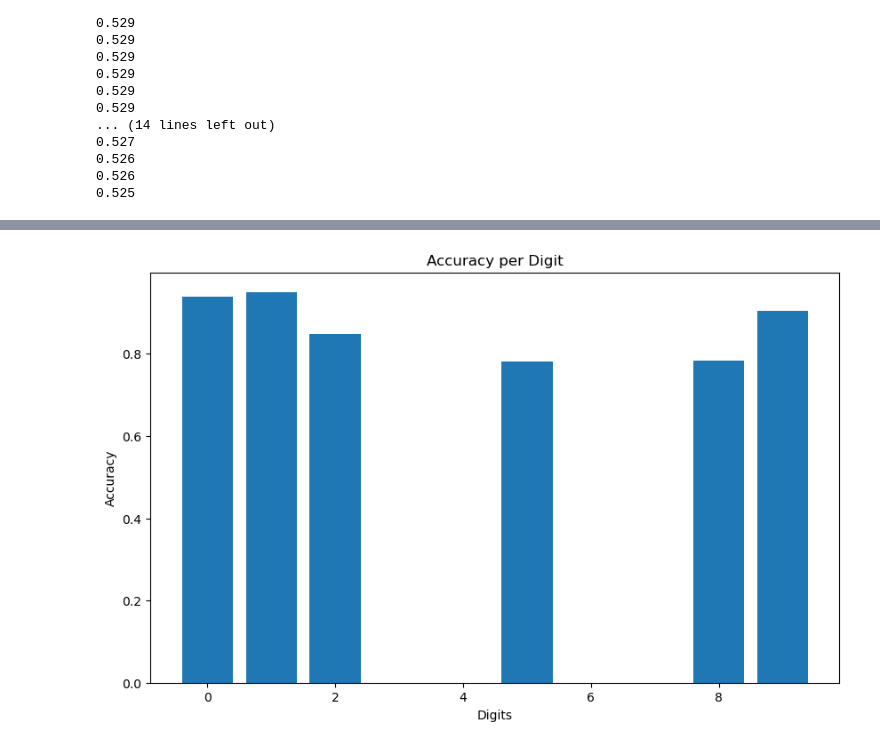
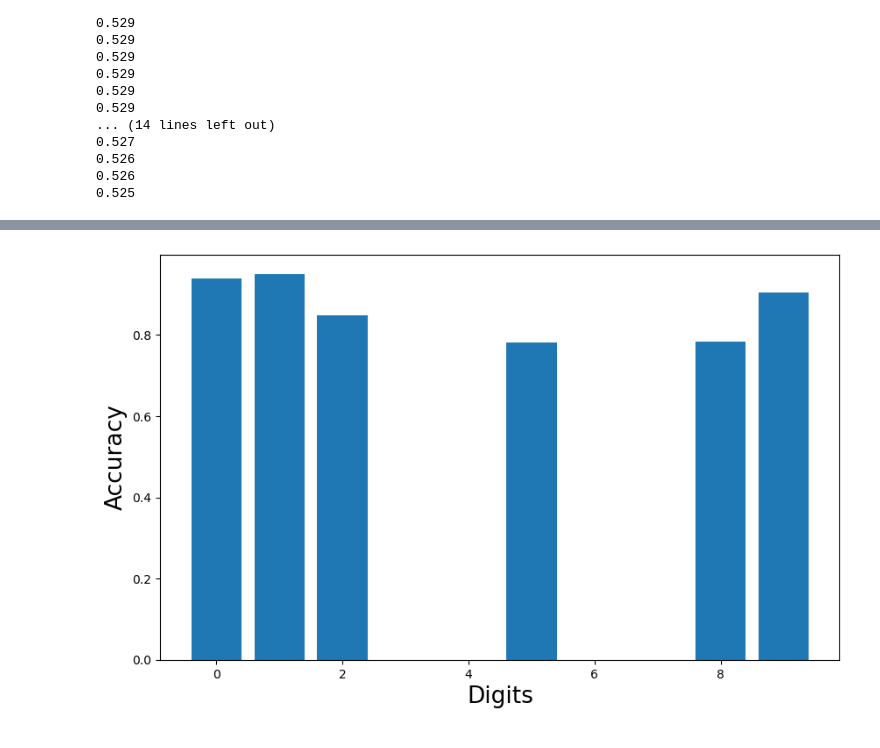
Before and after one commit to HannesThurnherr/Bachelor_Thesis, a Jupyter notebook: Local run alalysis.ipynb, the cells around one changed output, grey strips where cells are left out. Cells and saved outputs as stored; diff of their text form; code cells hidden in the pictures.

```diff
--- a/Local run alalysis.ipynb
+++ b/Local run alalysis.ipynb
@@ -18,3 +17,9 @@ networks = pickle.load(f)
 print("networks loaded")
 # %% [output]
 networks loaded
+# %%
+lnn = True
+try:
+    print(len(networks[0][1].weights))
+except:
+    lnn = False
@@ -56,7 +63,10 @@ def evaluate_performance(population, x, y):
     performances = []
     print("evaluating performances", end="")
     for net in population:
-        predictions = net.predict(x)[0]
+        if(lnn):
+            predictions = net.predict(x)[0]
+        else:
+            predictions = net.predict(x,6)[0]
         correct_count = len(x) - (np.sum(np.abs(y - predictions)) / 2)
         performances.append((correct_count / len(x), net))
         print("|", end="")
@@ -92,7 +102,11 @@ for i in networks:
 0.525
 # %%
 net = networks[0][1]
-predicted_ohe, raw_outputs = net.predict(x_train)
+predicted_ohe, raw_outputs = 1,2
+if(lnn):
+    predicted_ohe, raw_outputs = net.predict(x_train)
+else:
+    predicted_ohe, raw_outputs = net.predict(x_train,6)
 # %%
 
 
@@ -137,15 +151,14 @@ plt.show()
 # %%
 accuracy_per_digit = {}
 for digit in range(10):
     correct_preds = np.sum((train_y == digit) & (predicted_labels == digit))
     total_preds = np.sum(train_y == digit)
     accuracy_per_digit[digit] = correct_preds / total_preds if total_preds > 0 else 0
 plt.figure(figsize=(10, 6))
 plt.bar(accuracy_per_digit.keys(), accuracy_per_digit.values())
-plt.xlabel('Digits')
-plt.ylabel('Accuracy')
-plt.title('Accuracy per Digit')
+plt.xlabel('Digits',fontsize=19)
+plt.ylabel('Accuracy',fontsize=19)
 plt.savefig("generated_pdf_plots/lnn_analysis_4/accuracy_per_digit.pdf")
 plt.show()
 # %% [output]
-[figure, old version]
+[figure, new version]
```
Also changed, not shown: parts of 21 cells of this notebook, 45 other files.
